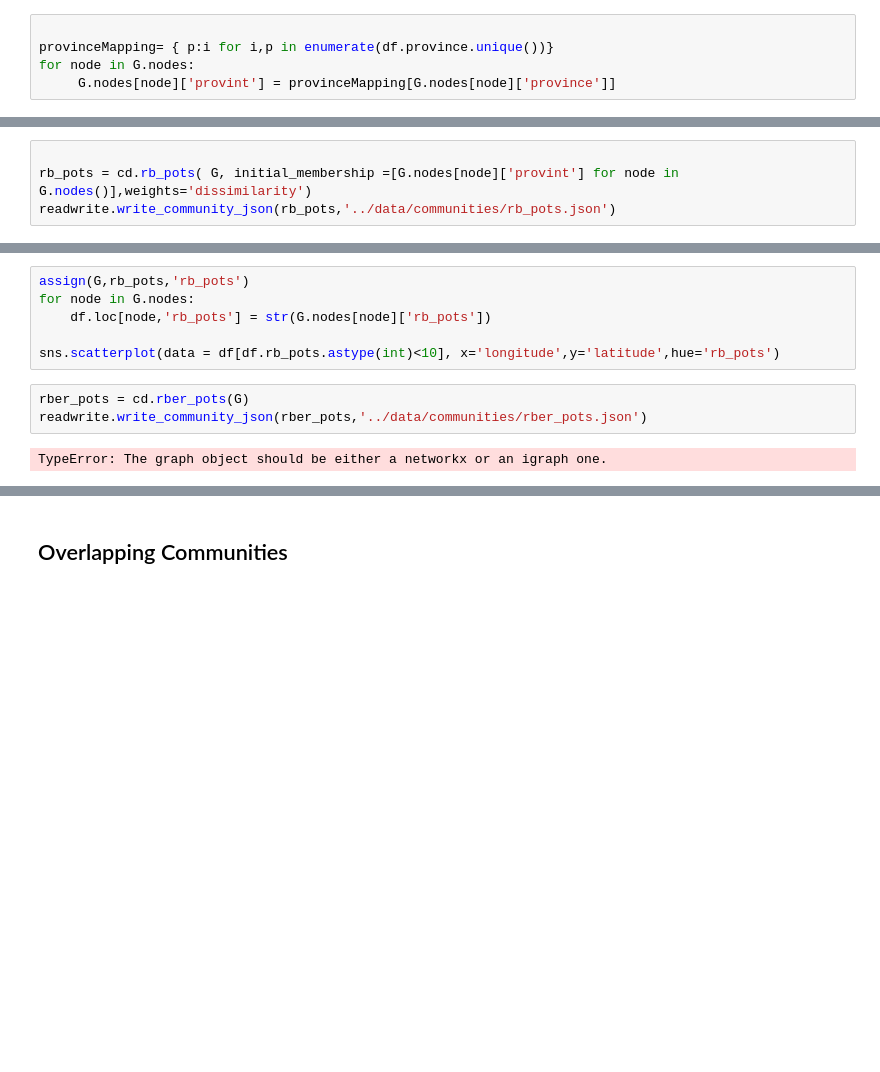
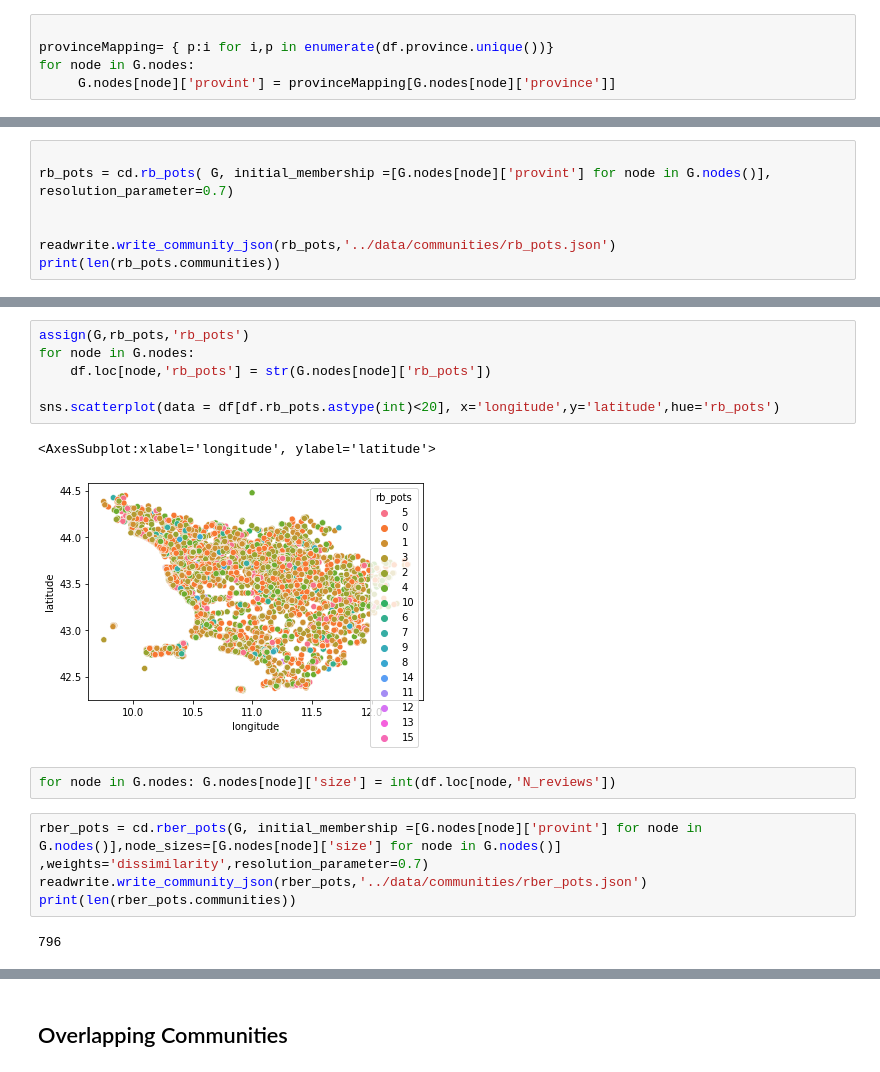
Before and after one commit to carloalbe/TripAdvisor-Tuscany-Restaurant-Social-Network-Analysis, a Jupyter notebook: community_discovery/codes/Static Community Discovery.ipynb, the cells around one changed output, grey strips where cells are left out. Saved outputs shown, nothing was run; the diff lists cells and outputs as text; blank space fills up the shorter version.

```diff
--- a/community_discovery/codes/Static Community Discovery.ipynb
+++ b/community_discovery/codes/Static Community Discovery.ipynb
@@ -284,5 +306,8 @@ for node in list(G.nodes())[:10]: print(G.nodes[node])
 # %%
 
-rb_pots = cd.rb_pots( G, initial_membership =[G.nodes[node]['provint'] for node in G.nodes()],weights='dissimilarity')
+rb_pots = cd.rb_pots( G, initial_membership =[G.nodes[node]['provint'] for node in G.nodes()], resolution_parameter=0.7)
+
+
 readwrite.write_community_json(rb_pots,'../data/communities/rb_pots.json')
+print(len(rb_pots.communities))
 # %% [output]
@@ -290,14 +333,20 @@ TypeError: The graph object should be either a networkx or an igraph one.
 # %%
 assign(G,rb_pots,'rb_pots')
 for node in G.nodes:
     df.loc[node,'rb_pots'] = str(G.nodes[node]['rb_pots'])
 
-sns.scatterplot(data = df[df.rb_pots.astype(int)<10], x='longitude',y='latitude',hue='rb_pots')
+sns.scatterplot(data = df[df.rb_pots.astype(int)<20], x='longitude',y='latitude',hue='rb_pots')
+# %% [output]
+<AxesSubplot:xlabel='longitude', ylabel='latitude'>
+[figure, added]
+# %%
+for node in G.nodes: G.nodes[node]['size'] = int(df.loc[node,'N_reviews'])
 # %%
-rber_pots = cd.rber_pots(G)
+rber_pots = cd.rber_pots(G, initial_membership =[G.nodes[node]['provint'] for node in G.nodes()],node_sizes=[G.nodes[node]['size'] for node in G.nodes()] ,weights='dissimilarity',resolution_parameter=0.7)
 readwrite.write_community_json(rber_pots,'../data/communities/rber_pots.json')
+print(len(rber_pots.communities))
 # %% [output]
-TypeError: The graph object should be either a networkx or an igraph one.
+796
 # %%
 assign(G,rber_pots,'rber_pots')
 for node in G.nodes:
```
Also changed, not shown: parts of 38 cells of this notebook, 18 other files.
